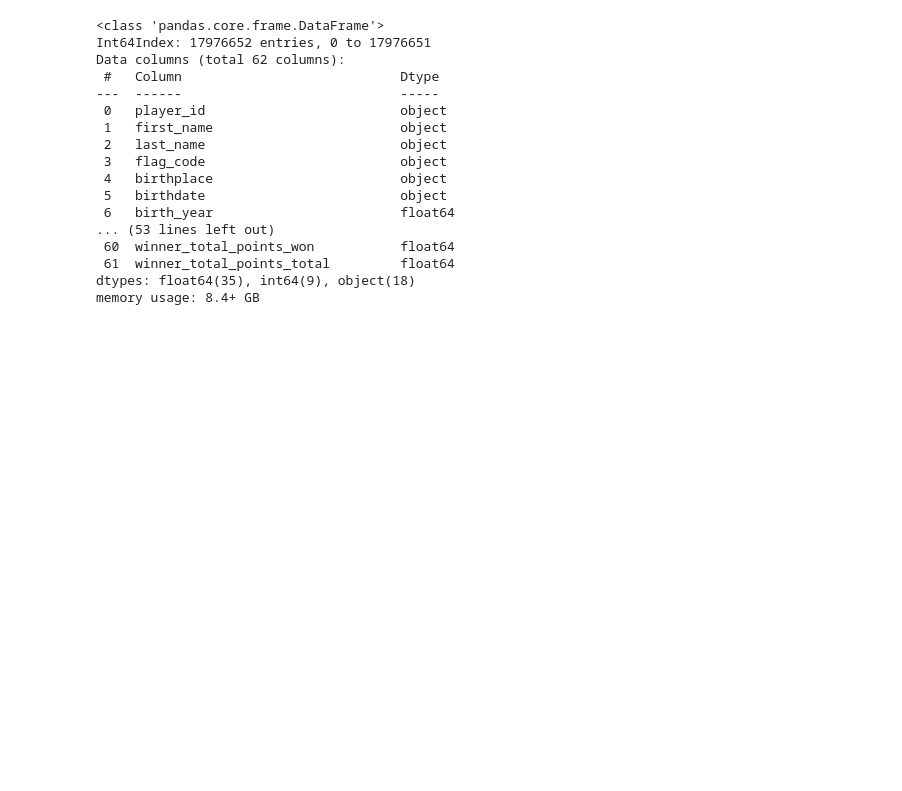
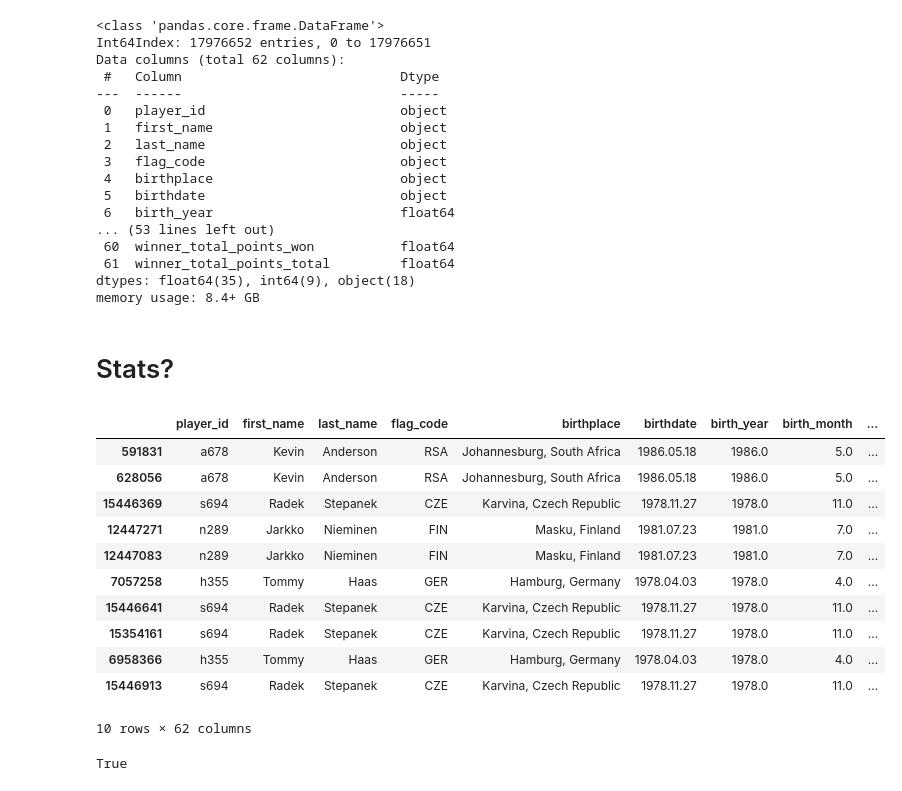
Before and after one commit to leannarent14/tennis_predictor, a Jupyter notebook: Resources/original_data/tennis_match.ipynb, the cells around one changed output. Drawn from its saved outputs; the diff is of its cells as text; code cells hidden in the pictures; blank space fills up the shorter version.

```diff
--- a/Resources/original_data/merged_data.ipynb
+++ b/Resources/original_data/tennis_match.ipynb
@@ -334,3 +337,22 @@ stats_scores
 
 # Final
 tennis_match
+# %% [markdown]
+# Stats?
+# %%
+df = tennis_match.sort_values(['winner_games_won'],ascending=False)
+# %%
+df.head(10)
+# %% [output]
+|  | player_id | first_name | last_name | flag_code | birthplace | birthdate | birth_year | birth_month | ... |
+| 591831 | a678 | Kevin | Anderson | RSA | Johannesburg, South Africa | 1986.05.18 | 1986.0 | 5.0 | ... |
+| 628056 | a678 | Kevin | Anderson | RSA | Johannesburg, South Africa | 1986.05.18 | 1986.0 | 5.0 | ... |
+| 15446369 | s694 | Radek | Stepanek | CZE | Karvina, Czech Republic | 1978.11.27 | 1978.0 | 11.0 | ... |
+| 12447271 | n289 | Jarkko | Nieminen | FIN | Masku, Finland | 1981.07.23 | 1981.0 | 7.0 | ... |
+| 12447083 | n289 | Jarkko | Nieminen | FIN | Masku, Finland | 1981.07.23 | 1981.0 | 7.0 | ... |
+| 7057258 | h355 | Tommy | Haas | GER | Hamburg, Germany | 1978.04.03 | 1978.0 | 4.0 | ... |
+| 15446641 | s694 | Radek | Stepanek | CZE | Karvina, Czech Republic | 1978.11.27 | 1978.0 | 11.0 | ... |
+| 15354161 | s694 | Radek | Stepanek | CZE | Karvina, Czech Republic | 1978.11.27 | 1978.0 | 11.0 | ... |
+| 6958366 | h355 | Tommy | Haas | GER | Hamburg, Germany | 1978.04.03 | 1978.0 | 4.0 | ... |
+| 15446913 | s694 | Radek | Stepanek | CZE | Karvina, Czech Republic | 1978.11.27 | 1978.0 | 11.0 | ... |
+10 rows × 62 columns
@@ -336,0 +361,6 @@ tennis_match
+# %%
+are_duplicates = df.duplicated().any()
+are_duplicates = df.duplicated(subset=['player_id','match_id']).any()
+are_duplicates
+# %% [output]
+True
```
Also changed, not shown: parts of 2 cells of this notebook, 2 other files.
